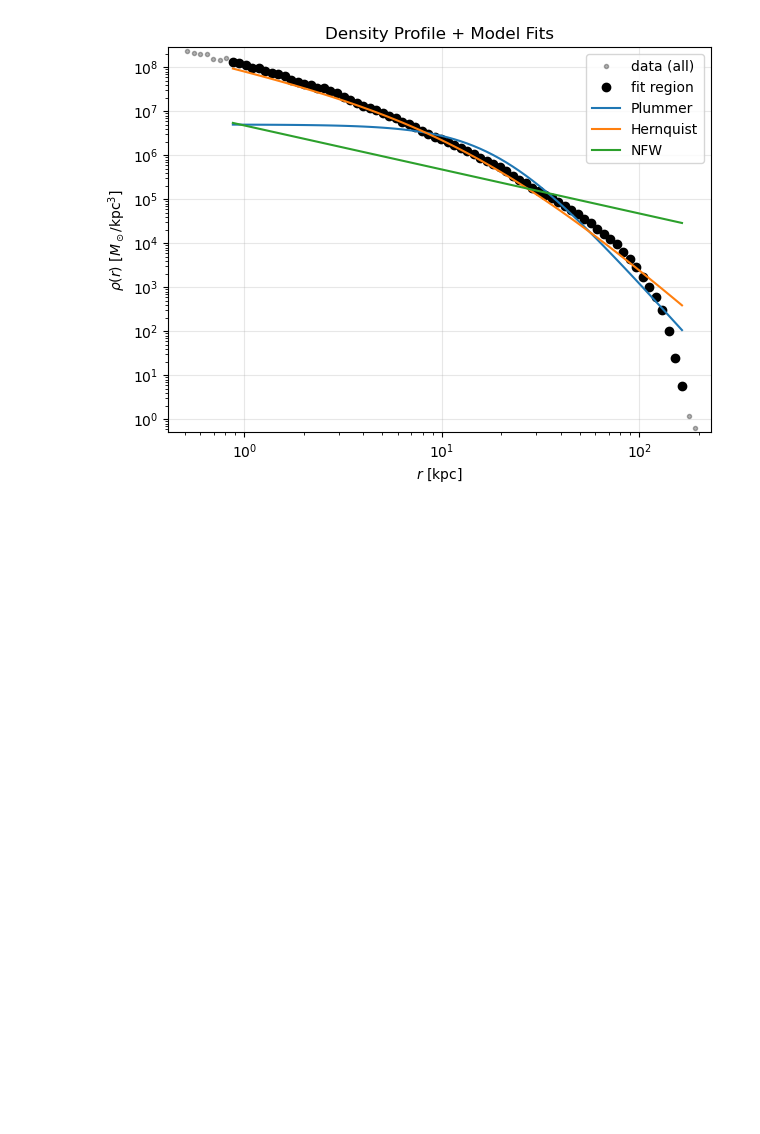
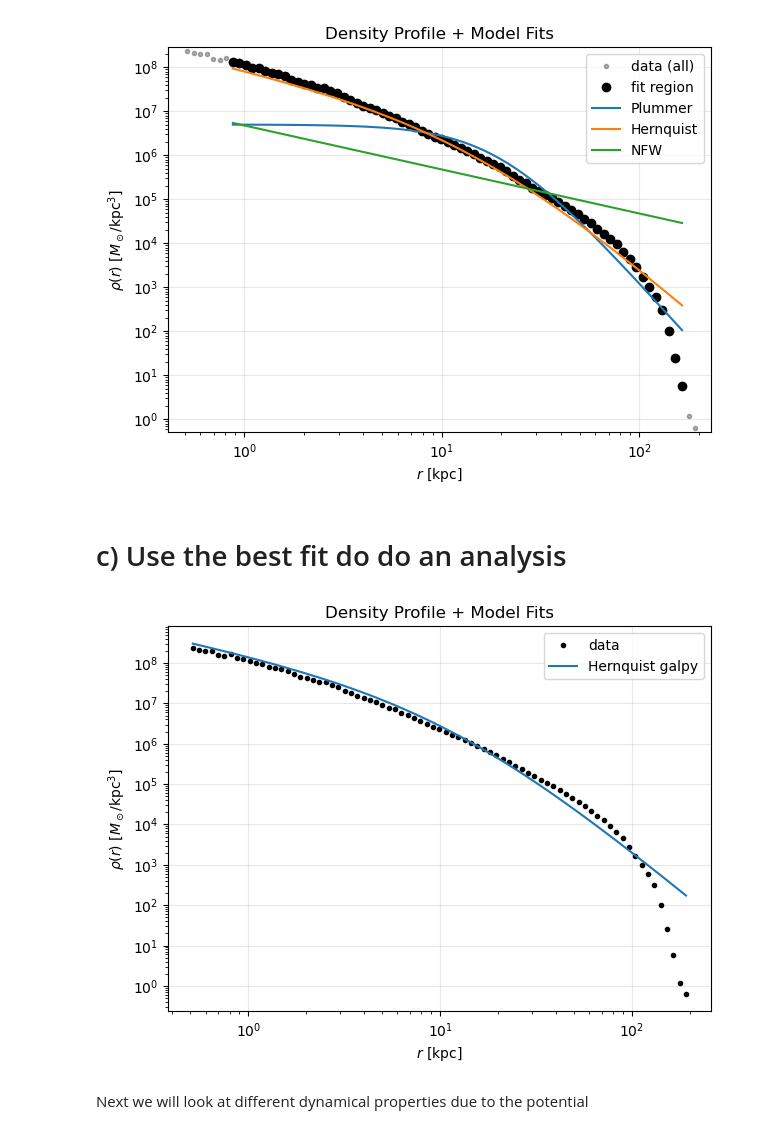
Before and after one commit to gvansan/TANA_notebooks, a Jupyter notebook: Project/hdf5_file_mathijs.ipynb, the cells around one changed output. Drawn from its saved outputs; the diff is of its cells as text; code cells hidden in the pictures; blank space fills up the shorter version.

```diff
--- a/Project/hdf5_file_mathijs.ipynb
+++ b/Project/hdf5_file_mathijs.ipynb
@@ -465,3 +468,28 @@ Plummer best-fit params: [19.26531168]
 Hernquist best-fit params: [15.73543932]
 NFW best-fit params: [4.38730223e+09]
 [figure]
+# %% [markdown]
+# c) Use the best fit do do an analysis
+# %%
+#Best fit model is Hernquist model with a = 11.59832144, amp = 2*M (galpy vs book)
+a_best = 11.59832144
+
+Hernquist_potential = galpy.potential.HernquistPotential(amp=2*M, a=a_best, normalize=False, ro=None, vo=None)
+rho_Hernquist_galpy = evaluateDensities(Hernquist_potential, r_mid, 0.0)
+
+#check to see if the Galpy density corresponds to what we fitted
+plt.figure(figsize=(7,5))
+
+plt.loglog(r_mid, rho_data, "k.", label="data")
+plt.loglog(r_mid, rho_Hernquist_galpy, label="Hernquist galpy")
+
+plt.xlabel(r"$r$ [kpc]")
+plt.ylabel(r"$\rho(r)$ [$M_\odot / \mathrm{kpc}^3$]")
+plt.title("Density Profile + Model Fits")
+plt.legend()
+plt.grid(alpha=0.3)
+plt.show()
+# %% [output]
+[figure, added]
+# %% [markdown]
+Next we will look at different dynamical properties due to the potential
```
Also changed, not shown: parts of 4 cells of this notebook.
